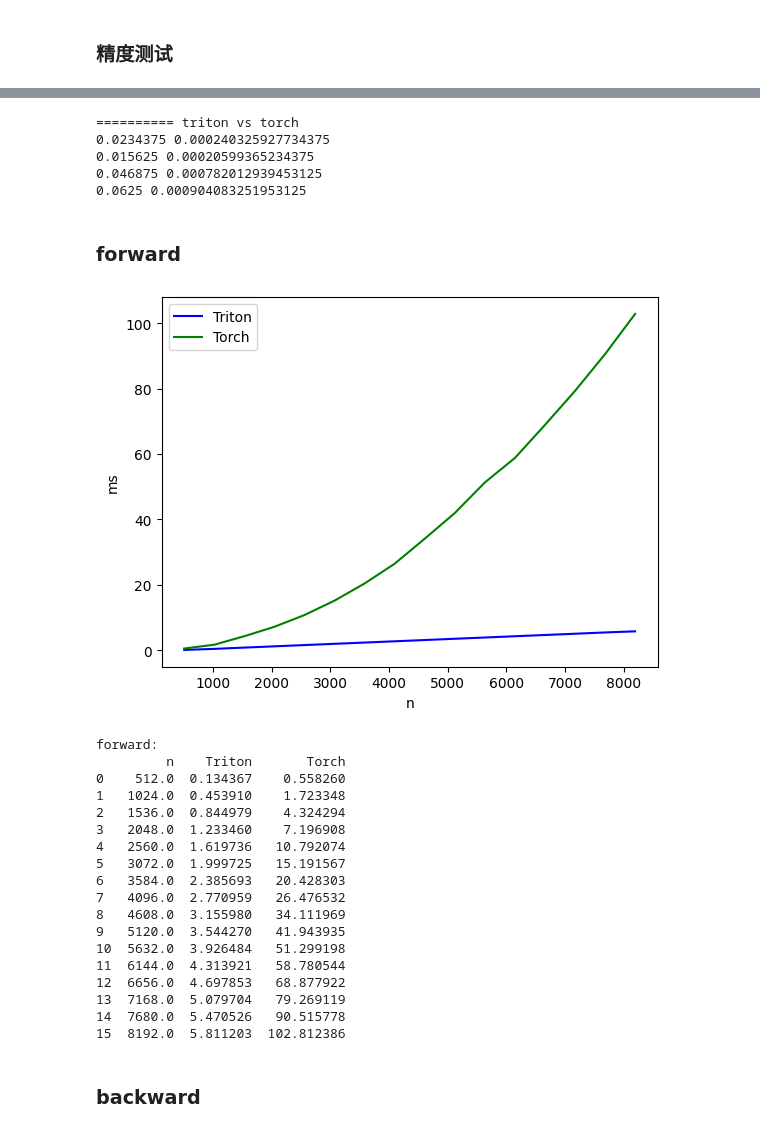
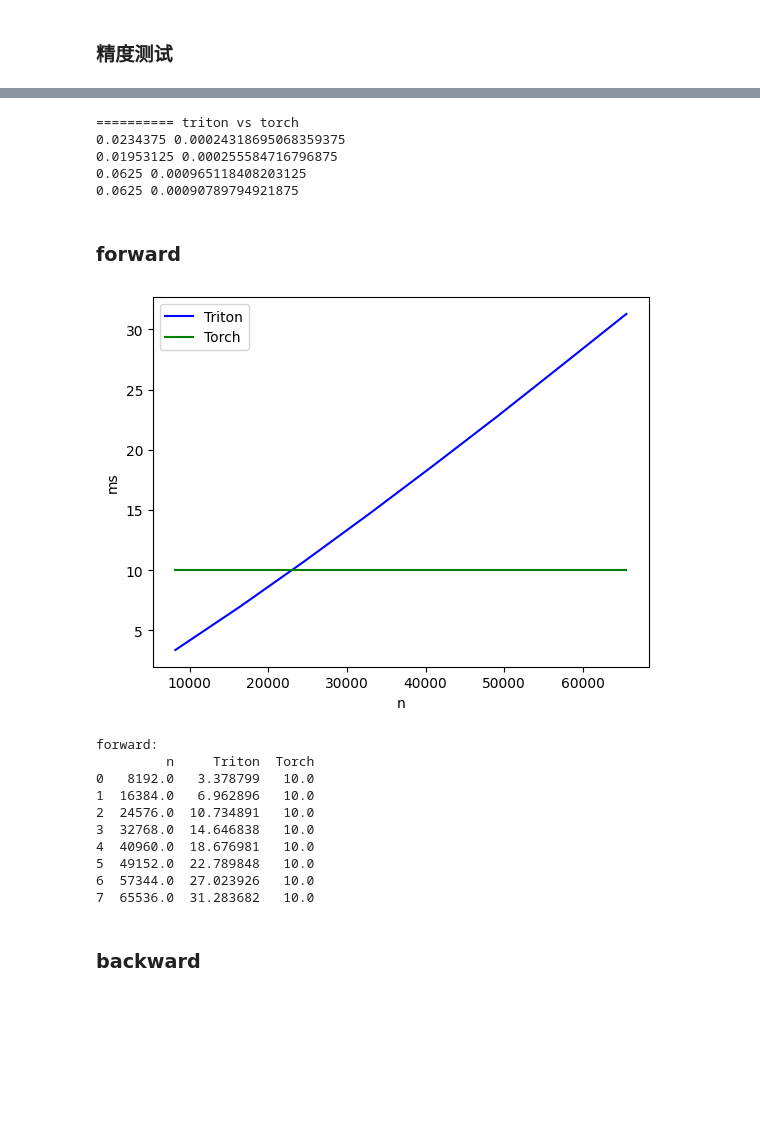
Before and after one commit to mdy666/mdy_triton, a Jupyter notebook: others/nsa_attention/精度和性能测试.ipynb, the cells around one changed output, grey strips where cells are left out. Cells and saved outputs as stored; diff of their text form; code cells hidden in the pictures; blank space fills up the shorter version.

```diff
--- a/others/nsa_attention/精度和性能测试.ipynb
+++ b/others/nsa_attention/精度和性能测试.ipynb
@@ -240,7 +240,7 @@ torch.cuda.empty_cache()
 @triton.testing.perf_report(
     triton.testing.Benchmark(
         x_names=['n'],  # argument names to use as an x-axis for the plot
-        x_vals=[512 * i for i in range(1, 16+1)],  # different possible values for `x_name`
+        x_vals=[8192 * i for i in range(1, 8+1)],  # different possible values for `x_name`
         line_arg='provider',  # argument name whose value corresponds to a different line in the plot
         line_vals=['triton', 'torch', 'flex'],  # possible values for `line_arg``
         line_names=[
@@ -251,7 +251,7 @@ torch.cuda.empty_cache()
         styles=[('blue', '-'), ('green', '-'), ('red', '-')],  # line styles
         ylabel="ms",  # label name for the y-axis
         plot_name="forward",  # name for the plot. Used also as a file name for saving the plot.
-        args={'b':4, 'qh':64, 'kh':4, 'd':128, 'vd':128, 'stride':16, 'kernel_size':32},  # values for function arguments not in `x_names` and `y_name`
+        args={'b':1, 'qh':64, 'kh':4, 'd':128, 'vd':128, 'stride':16, 'kernel_size':32},  # values for function arguments not in `x_names` and `y_name`
     ))
 def benchmark(b, qh, kh, n, d, vd, stride, kernel_size, provider):
     device = 'cuda'
@@ -263,10 +263,12 @@ def benchmark(b, qh, kh, n, d, vd, stride, kernel_size, provider):
     stream = torch.cuda.Stream()
     torch.cuda.set_stream(stream)
     if provider == 'torch':
+        return 10
         ms = triton.testing.do_bench(lambda: torch_cmp_attn(q, ck, cv, kernel_size, stride))
     if provider == 'triton':
         ms = triton.testing.do_bench(lambda: triton_compress_attn(q, ck, cv, kernel_size, stride))
     if provider == 'flex':
+        return 10
         if not math.log2(d).is_integer():
             return 10
         ms = triton.testing.do_bench(lambda: flex_cmp_attn(q, ck, cv, kernel_size, stride))
@@ -299,7 +293,7 @@ torch.cuda.empty_cache()
 @triton.testing.perf_report(
     triton.testing.Benchmark(
         x_names=['n'],  # argument names to use as an x-axis for the plot
-        x_vals=[512 * i for i in range(1, 16+1)],  # different possible values for `x_name`
+        x_vals=[8192 * i for i in range(1, 8+1)],  # different possible values for `x_name`
         line_arg='provider',  # argument name whose value corresponds to a different line in the plot
         line_vals=['triton', 'torch', 'flex'],  # possible values for `line_arg``
         line_names=[
@@ -310,7 +304,7 @@ torch.cuda.empty_cache()
         styles=[('blue', '-'), ('green', '-'), ('red', '-')],  # line styles
         ylabel="ms",  # label name for the y-axis
         plot_name="backward",  # name for the plot. Used also as a file name for saving the plot.
-        args={'b':4, 'qh':64, 'kh':4, 'd':128, 'vd':128, 'stride':16, 'kernel_size':32},  # values for function arguments not in `x_names` and `y_name`
+        args={'b':1, 'qh':64, 'kh':4, 'd':128, 'vd':128, 'stride':16, 'kernel_size':32},  # values for function arguments not in `x_names` and `y_name`
     ))
 def benchmark(b, qh, kh, n, d,vd, stride, kernel_size, provider):
     device = 'cuda'
@@ -325,6 +319,8 @@ def benchmark(b, qh, kh, n, d,vd, stride, kernel_size, provider):
     stream = torch.cuda.Stream()
     torch.cuda.set_stream(stream)
     if provider == 'torch':
+        if n > 4096:
+            return 20
         y = torch_cmp_attn(q, ck, cv, kernel_size, stride)
         dy = torch.randn_like(y)
         ms = triton.testing.do_bench(lambda: y.backward(dy, retain_graph=True), grad_to_none=[q, ck, cv])
@@ -333,6 +329,8 @@ def benchmark(b, qh, kh, n, d,vd, stride, kernel_size, provider):
         dy = torch.randn_like(y)
         ms = triton.testing.do_bench(lambda: y.backward(dy, retain_graph=True), grad_to_none=[q, ck, cv])
     if provider == 'flex':
+        if n > 4096:
+            return 20
         if not math.log2(d).is_integer():
             return 10
         y = flex_cmp_attn(q, ck, cv, kernel_size, stride)
@@ -382,13 +372,13 @@ stride = 16
 select_size = 64
 top_n = 16
 # flex_attn必须要head_dim是2的指数倍
-b, qh, kh, d, vd = 4, 64, 4, 128, 128
+b, qh, kh, d, vd = 1, 64, 4, 128, 128
 device = 'cuda'
 dtype = torch.bfloat16
 num_blocks = (n - kernel_size) // stride + 1
 q = torch.randn(b, n, qh, d, device=device, dtype=dtype)
 ck = torch.randn(b, num_blocks, kh, d, device=device, dtype=dtype)
-lse = torch.rand(b, qh, n, device=device, dtype=torch.float32) + 10
+lse = torch.rand(b, qh, n, device=device, dtype=torch.float32) + 4
 # %%
 p1, ind1 = torch_select_for_fwd(q, ck, lse, kernel_size, stride, select_size, top_n)
 # select操作是不可导的，写前向就行了
@@ -456,7 +449,7 @@ kernel_size = 32
 stride = 16
 select_size = 64
 top_n = 16
-b, qh, kh, d, vd = 1, 64, 4, 192, 128
+b, qh, kh, d, vd = 1, 64, 4, 128, 128
 device = 'cuda'
 dtype = torch.bfloat16
 num_blocks = (n-kernel_size) // stride + 1
@@ -471,4 +464,4 @@ k2 = deepcopy(k1)
 v2 = deepcopy(v1)
 ck1 = torch.randn(b, num_blocks, kh, d, device=device, dtype=dtype)
 lse = torch.rand(b, qh, n, device=device, dtype=torch.float32) + 10
-_, ind = triton_select_for_fwd(q1, ck1, lse, kernel_size, stride, select_size, top_n)
+_, fwd_ind, bwd_ind = select_for_fwd_bwd(q1, ck1, lse, kernel_size, stride, select_size, top_n)
@@ -475,6 +479,7 @@ _, ind = triton_select_for_fwd(q1, ck1, lse, kernel_size, stride, select_size, t
 # %%
-y1 = torch_select_attn(q1, k1, v1, select_size, ind)
-y2 = triton_select_attn(q2, k2, v2, select_size, ind)
+
+y1 = torch_select_attn(q1, k1, v1, select_size, fwd_ind.to(torch.int64))
+y2 = triton_select_attn(q2, k2, v2, select_size, fwd_ind, bwd_ind, inplace=False)
 dy1 = torch.randn_like(y1)
 dy2 = torch.randn_like(y2)
 dy2.data.copy_(dy1)
@@ -487,10 +492,10 @@ print((k1.grad-k2.grad).abs().max().item(), (k1.grad-k2.grad).abs().mean().item(
 print((v1.grad-v2.grad).abs().max().item(), (v1.grad-v2.grad).abs().mean().item())
 # %% [output]
 ========== triton vs torch
-0.0234375 0.000240325927734375
-0.015625 0.00020599365234375
-0.046875 0.000782012939453125
-0.0625 0.000904083251953125
+0.0234375 0.00024318695068359375
+0.01953125 0.000255584716796875
+0.0625 0.000965118408203125
+0.0625 0.00090789794921875
 # %% [markdown]
 ### forward
 # %%
@@ -498,58 +503,53 @@ torch.cuda.empty_cache()
 @triton.testing.perf_report(
     triton.testing.Benchmark(
         x_names=['n'],  # argument names to use as an x-axis for the plot
-        x_vals=[512 * i for i in range(1, 16+1)],  # different possible values for `x_name`
+        x_vals=[8192 * i for i in range(1, 8+1)],  # different possible values for `x_name`
         line_arg='provider',  # argument name whose value corresponds to a different line in the plot
         line_vals=['triton', 'torch'],  # possible values for `line_arg``
         line_names=[
             "Triton",
             "Torch",
         ],  # label name for the lines
         styles=[('blue', '-'), ('green', '-')],  # line styles
         ylabel="ms",  # label name for the y-axis
         plot_name="forward",  # name for the plot. Used also as a file name for saving the plot.
-        args={'b':1, 'qh':64, 'kh':4, 'd':192, 'vd':128, 'stride':16, 'kernel_size':32, 'select_size': 64, 'top_n':16},  # values for function arguments not in `x_names` and `y_name`
+        args={'b':1, 'qh':64, 'kh':4, 'd':128, 'vd':128, 'stride':16, 'kernel_size':32, 'select_size': 64, 'top_n':16},  # values for function arguments not in `x_names` and `y_name`
     ))
 def benchmark(b, qh, kh, n, d, vd, stride, kernel_size, select_size, top_n, provider):
     device = 'cuda'
     dtype = torch.bfloat16
     device = 'cuda'
     dtype = torch.bfloat16
     num_blocks = (n-kernel_size) // stride + 1
     q = torch.randn(b, n, qh, d, device=device, dtype=dtype)
     k = torch.randn(b, n, kh, d, device=device, dtype=dtype)
     v = torch.randn(b, n, kh, vd, device=device, dtype=dtype)
     ck = torch.randn(b, num_blocks, kh, d, device=device, dtype=dtype)
-    lse = torch.rand(b, qh, n, device=device, dtype=torch.float32) + 10
-    _, ind = triton_select_for_fwd(q, ck, lse, kernel_size, stride, select_size, top_n)
+    lse = torch.rand(b, qh, n, device=device, dtype=torch.float32) + 4
+    _, fwd_ind, bwd_ind = select_for_fwd_bwd(q, ck, lse, kernel_size, stride, select_size, top_n)
     stream = torch.cuda.Stream()
     torch.cuda.set_stream(stream)
     if provider == 'torch':
-        ms = triton.testing.do_bench(lambda: torch_select_attn(q, k, v, select_size, ind))
+        return 10
+        ms = triton.testing.do_bench(lambda: torch_select_attn(q, k, v, select_size, fwd_ind))
+        # ms = triton.testing.do_bench(lambda: select_attn(q, k, v, select_size, ind))
     if provider == 'triton':
-        ms = triton.testing.do_bench(lambda: triton_select_attn(q, k, v, select_size, ind))
+        # return 10
+        ms = triton.testing.do_bench(lambda: triton_select_attn(q, k, v, select_size, fwd_ind, bwd_ind))
     return ms
 benchmark.run(show_plots=True, print_data=True)
 # %% [output]
-[figure, old version]
+[figure, new version]
 forward:
-         n    Triton       Torch
-0    512.0  0.134367    0.558260
-1   1024.0  0.453910    1.723348
-2   1536.0  0.844979    4.324294
-3   2048.0  1.233460    7.196908
-4   2560.0  1.619736   10.792074
-5   3072.0  1.999725   15.191567
-6   3584.0  2.385693   20.428303
-7   4096.0  2.770959   26.476532
-8   4608.0  3.155980   34.111969
-9   5120.0  3.544270   41.943935
-10  5632.0  3.926484   51.299198
-11  6144.0  4.313921   58.780544
-12  6656.0  4.697853   68.877922
-13  7168.0  5.079704   79.269119
-14  7680.0  5.470526   90.515778
-15  8192.0  5.811203  102.812386
+         n     Triton  Torch
+0   8192.0   3.378799   10.0
+1  16384.0   6.962896   10.0
+2  24576.0  10.734891   10.0
+3  32768.0  14.646838   10.0
+4  40960.0  18.676981   10.0
+5  49152.0  22.789848   10.0
+6  57344.0  27.023926   10.0
+7  65536.0  31.283682   10.0
 # %% [markdown]
 ### backward
 # %%
```
Also changed, not shown: parts of 21 cells of this notebook, 6 other files.
